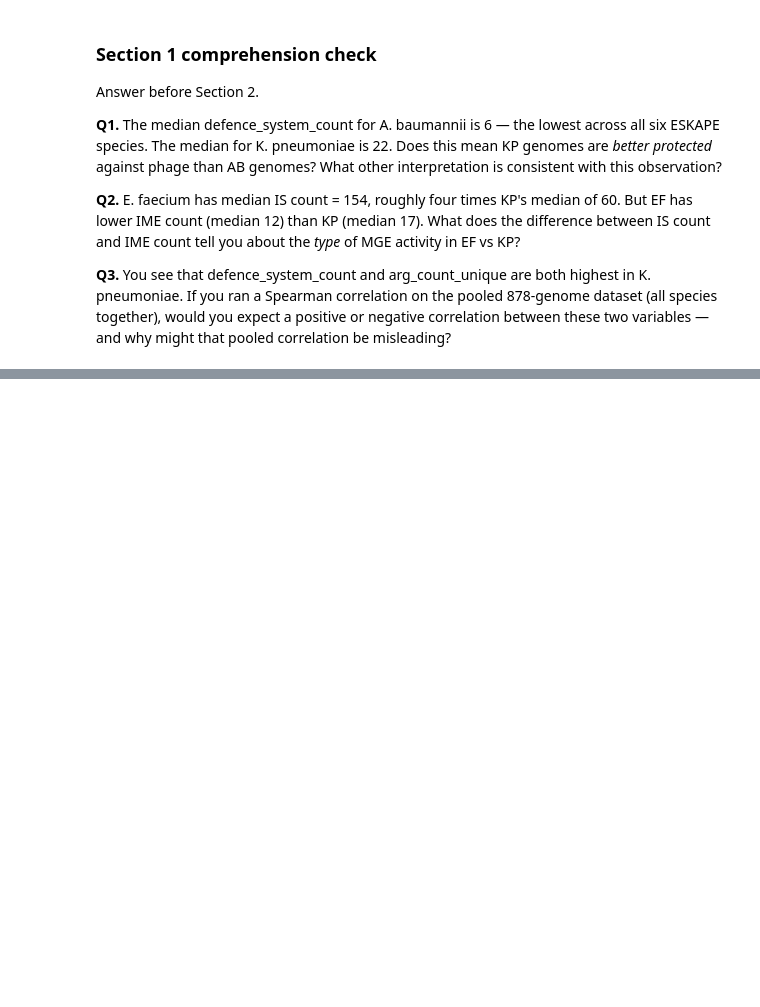
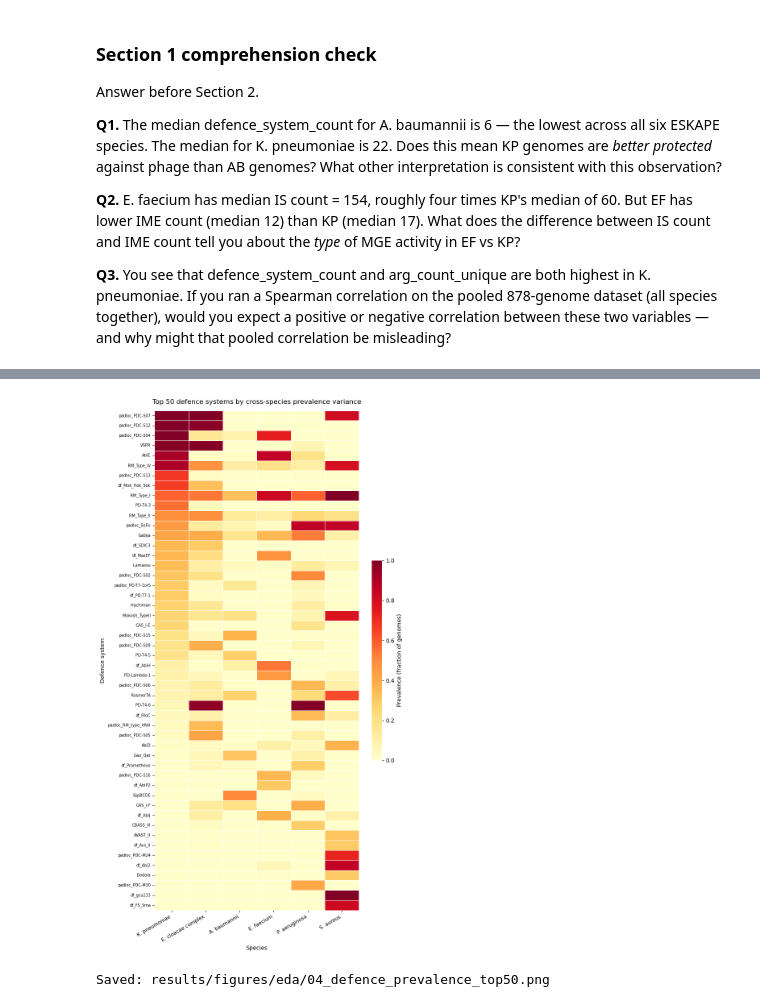
Before and after one commit to vikos77/eskape-defence-ml, a Jupyter notebook: notebooks/01_eda.ipynb, the cells around one changed output, grey strips where cells are left out. Drawn from its saved outputs; the diff is of its cells as text; code cells hidden in the pictures; blank space fills up the shorter version.

```diff
--- a/notebooks/01_eda.ipynb
+++ b/notebooks/01_eda.ipynb
@@ -250,0 +376,36 @@ these two variables — and why might that pooled correlation be misleading?
+# %%
+# ── Zoom heatmap: top 50 systems by cross-species variance ────────────────────
+# The full heatmap has 274 rows — most of them near-zero.
+# Selecting systems with high cross-species variance shows the discriminating ones.
+
+row_variance = prev_nonzero.var(axis=1)
+top50 = prev_nonzero.loc[row_variance.nlargest(50).index]
+top50 = top50.sort_values(by=list(top50.columns), ascending=False)
+
+fig, ax = plt.subplots(figsize=(8, 14))
+sns.heatmap(
+    top50,
+    ax=ax,
+    cmap="YlOrRd",
+    vmin=0, vmax=1,
+    linewidths=0.4,
+    linecolor="white",
+    xticklabels=True,
+    yticklabels=True,
+    cbar_kws={"label": "Prevalence (fraction of genomes)", "shrink": 0.4},
+)
+ax.set_title(
+    "Top 50 defence systems by cross-species prevalence variance",
+    fontsize=12, pad=12,
+)
+ax.set_xlabel("Species", fontsize=10)
+ax.set_ylabel("Defence system", fontsize=10)
+ax.set_yticklabels(ax.get_yticklabels(), fontsize=7)
+ax.set_xticklabels(ax.get_xticklabels(), rotation=30, ha="right", fontsize=9)
+plt.tight_layout()
+plt.savefig(FIG_DIR / "04_defence_prevalence_top50.png", dpi=150, bbox_inches="tight")
+plt.show()
+print("Saved: results/figures/eda/04_defence_prevalence_top50.png")
+# %% [output]
+[figure, added]
+Saved: results/figures/eda/04_defence_prevalence_top50.png
```
Also changed, not shown: parts of 6 cells of this notebook, 3 other files.
